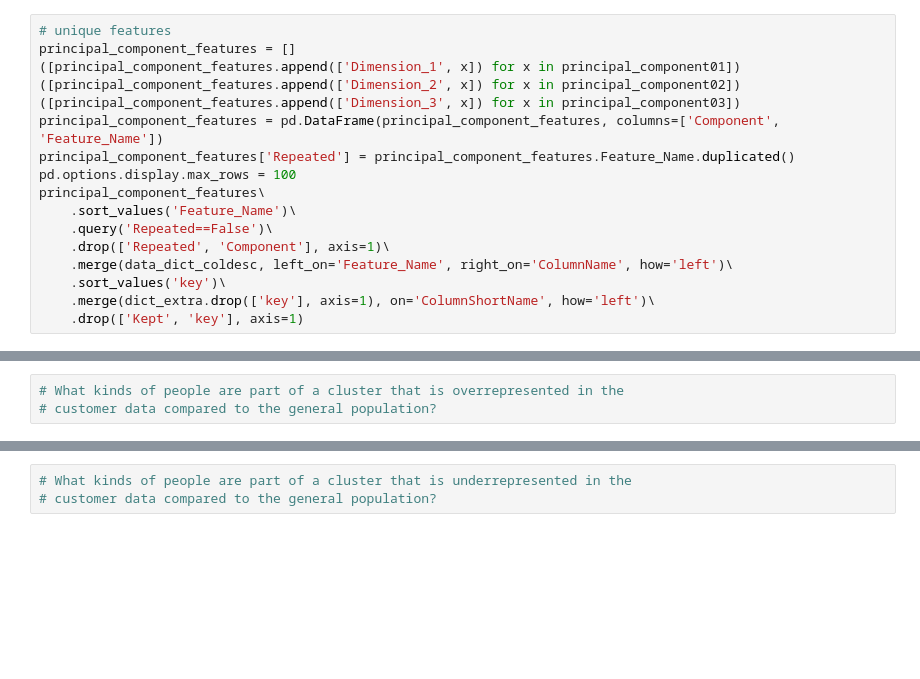
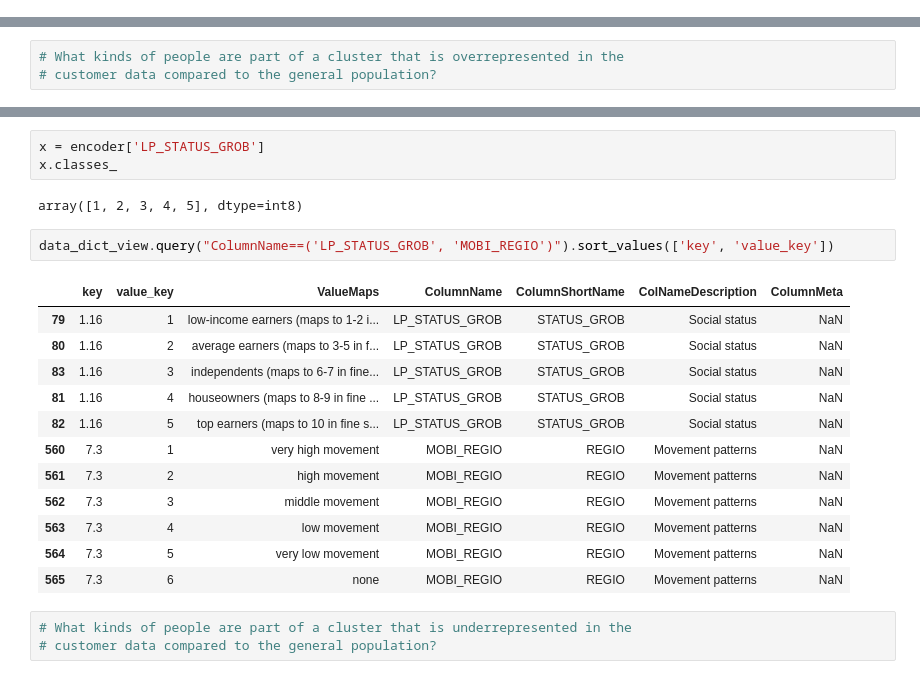
Before and after one commit to samlexrod/identifying_customer_segments, a Jupyter notebook: Identify_Customer_Segments.ipynb, the cells around one changed output, grey strips where cells are left out. Cells and saved outputs as stored; diff of their text form; blank space fills up the shorter version.

```diff
--- a/Identify_Customer_Segments.ipynb
+++ b/Identify_Customer_Segments.ipynb
@@ -2067,17 +2112,0 @@ Index(['FINANZ_MINIMALIST', 'FINANZTYP_0', 'LP_STATUS_FEIN_1'], dtype='object')
-# %%
-# unique features
-principal_component_features = []
-([principal_component_features.append(['Dimension_1', x]) for x in principal_component01])
-([principal_component_features.append(['Dimension_2', x]) for x in principal_component02])
-([principal_component_features.append(['Dimension_3', x]) for x in principal_component03])
-principal_component_features = pd.DataFrame(principal_component_features, columns=['Component', 'Feature_Name'])
-principal_component_features['Repeated'] = principal_component_features.Feature_Name.duplicated()
-pd.options.display.max_rows = 100
-principal_component_features\
-    .sort_values('Feature_Name')\
-    .query('Repeated==False')\
-    .drop(['Repeated', 'Component'], axis=1)\
-    .merge(data_dict_coldesc, left_on='Feature_Name', right_on='ColumnName', how='left')\
-    .sort_values('key')\
-    .merge(dict_extra.drop(['key'], axis=1), on='ColumnShortName', how='left')\
-    .drop(['Kept', 'key'], axis=1)
@@ -2418,3 +2570,23 @@ df.groupby('clusters').apply(lambda x: x.sum()/x.count())
+# %%
+x = encoder['LP_STATUS_GROB']
+x.classes_
+# %% [output]
+array([1, 2, 3, 4, 5], dtype=int8)
+# %%
+data_dict_view.query("ColumnName==('LP_STATUS_GROB', 'MOBI_REGIO')").sort_values(['key', 'value_key'])
+# %% [output]
+|  | key | value_key | ValueMaps | ColumnName | ColumnShortName | ColNameDescription | ColumnMeta |
+| 79 | 1.16 | 1 | low-income earners (maps to 1-2 i... | LP_STATUS_GROB | STATUS_GROB | Social status | NaN |
+| 80 | 1.16 | 2 | average earners (maps to 3-5 in f... | LP_STATUS_GROB | STATUS_GROB | Social status | NaN |
+| 83 | 1.16 | 3 | independents (maps to 6-7 in fine... | LP_STATUS_GROB | STATUS_GROB | Social status | NaN |
+| 81 | 1.16 | 4 | houseowners (maps to 8-9 in fine ... | LP_STATUS_GROB | STATUS_GROB | Social status | NaN |
+| 82 | 1.16 | 5 | top earners (maps to 10 in fine s... | LP_STATUS_GROB | STATUS_GROB | Social status | NaN |
+| 560 | 7.3 | 1 | very high movement | MOBI_REGIO | REGIO | Movement patterns | NaN |
+| 561 | 7.3 | 2 | high movement | MOBI_REGIO | REGIO | Movement patterns | NaN |
+| 562 | 7.3 | 3 | middle movement | MOBI_REGIO | REGIO | Movement patterns | NaN |
+| 563 | 7.3 | 4 | low movement | MOBI_REGIO | REGIO | Movement patterns | NaN |
+| 564 | 7.3 | 5 | very low movement | MOBI_REGIO | REGIO | Movement patterns | NaN |
+| 565 | 7.3 | 6 | none | MOBI_REGIO | REGIO | Movement patterns | NaN |
 # %%
 # What kinds of people are part of a cluster that is underrepresented in the
 # customer data compared to the general population?
```
Also changed, not shown: parts of 43 cells of this notebook.
